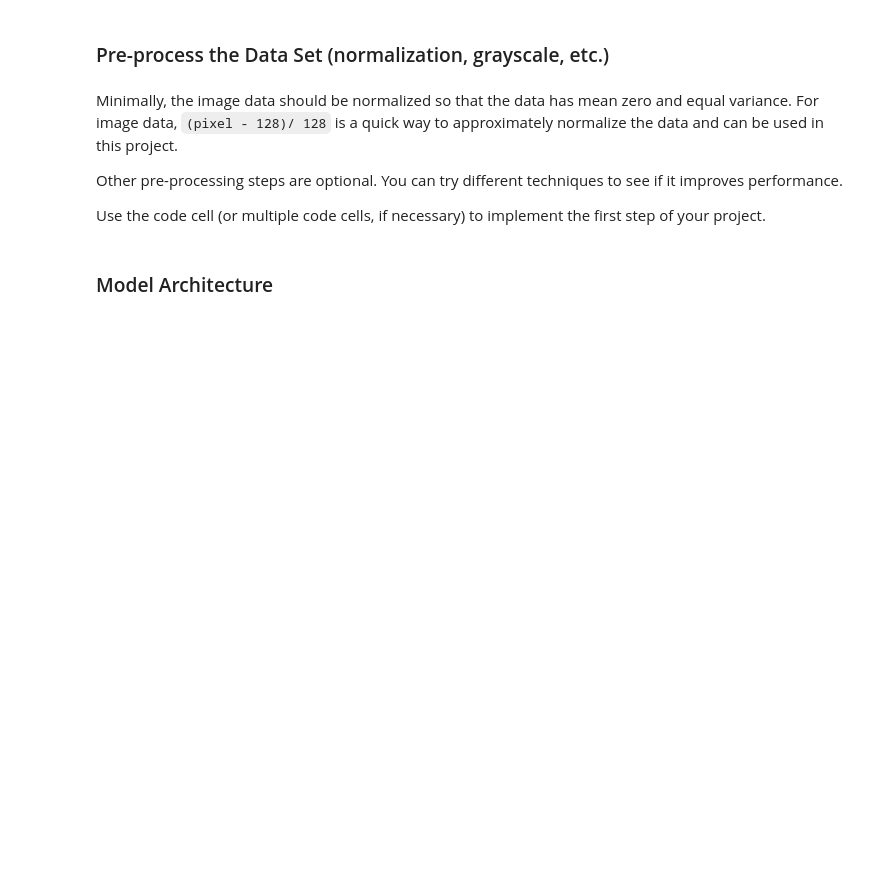
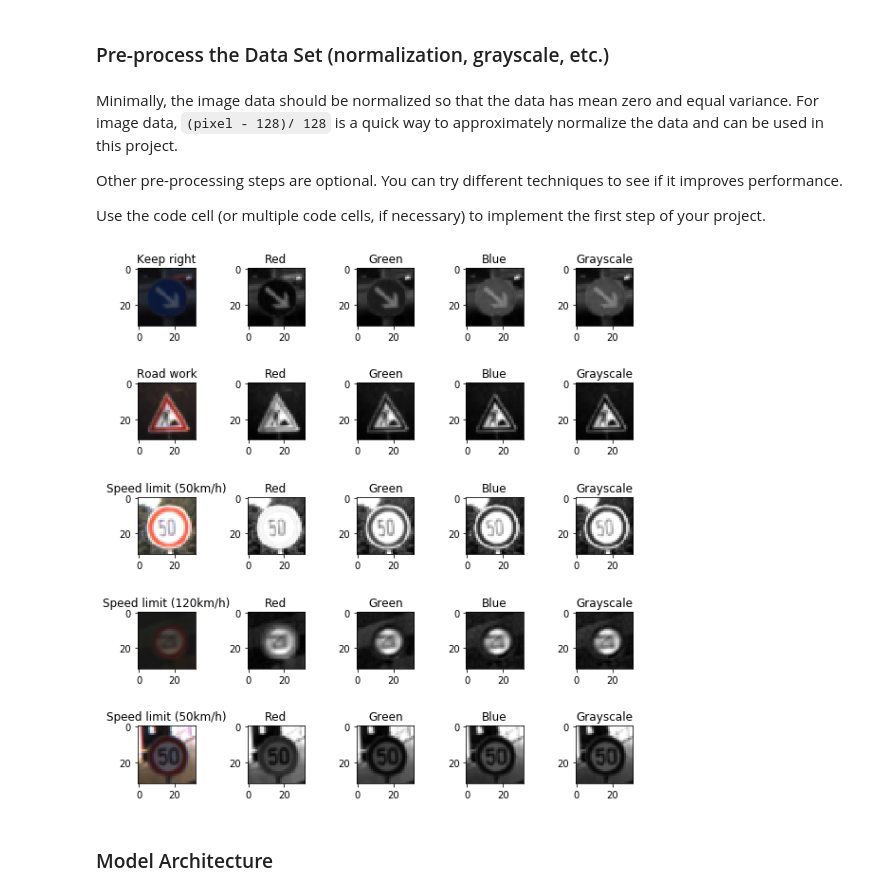
Before and after one commit to bhaubhau/CarND-Traffic-Sign-Classifier-Project, a Jupyter notebook: Traffic_Sign_Classifier.ipynb, the cells around one changed output. Drawn from its saved outputs; the diff is of its cells as text; code cells hidden in the pictures; blank space fills up the shorter version.

Commit message:
added grayscale layer

```diff
--- a/Traffic_Sign_Classifier.ipynb
+++ b/Traffic_Sign_Classifier.ipynb
@@ -157,6 +163,41 @@ Use the code cell (or multiple code cells, if necessary) to implement the first
 ### Preprocess the data here. It is required to normalize the data. Other preprocessing steps could include
 ### converting to grayscale, etc.
 ### Feel free to use as many code cells as needed.
+import cv2
+
+def add_grayscale_layer(image_set):
+    image_set_with_gray=[]
+    for img in image_set:
+        gray = cv2.cvtColor(img,cv2.COLOR_RGB2GRAY)
+        gray=np.expand_dims(gray, axis=2)
+        stacked=np.dstack((img,gray))
+        image_set_with_gray.append(stacked)
+    return image_set_with_gray
+
+X_train=add_grayscale_layer(X_train)
+X_valid=add_grayscale_layer(X_valid)
+X_test=add_grayscale_layer(X_test)
+# %%
+f, axarr = plt.subplots(5, 5)
+f.subplots_adjust(hspace=1)
+f.set_figheight(10)
+f.set_figwidth(10)
+for i in np.arange(0,5):
+    index = random.randint(0, n_train)
+    image = X_train[index].squeeze()
+    axarr[i,0].set_title(label_codes[y_train[index]])
+    axarr[i,0].imshow(image[:,:,0:3])
+    axarr[i,1].set_title('Red')
+    axarr[i,1].imshow(image[:,:,0],cmap='gray')
+    axarr[i,2].set_title('Green')
+    axarr[i,2].imshow(image[:,:,1],cmap='gray')
+    axarr[i,3].set_title('Blue')
+    axarr[i,3].imshow(image[:,:,2],cmap='gray')
+    axarr[i,4].set_title('Grayscale')
+    axarr[i,4].imshow(image[:,:,2],cmap='gray')
+plt.show()
+# %% [output]
+[figure, added]
 # %% [markdown]
 ### Model Architecture
 # %%
```
Also changed, not shown: parts of 1 cell of this notebook.
